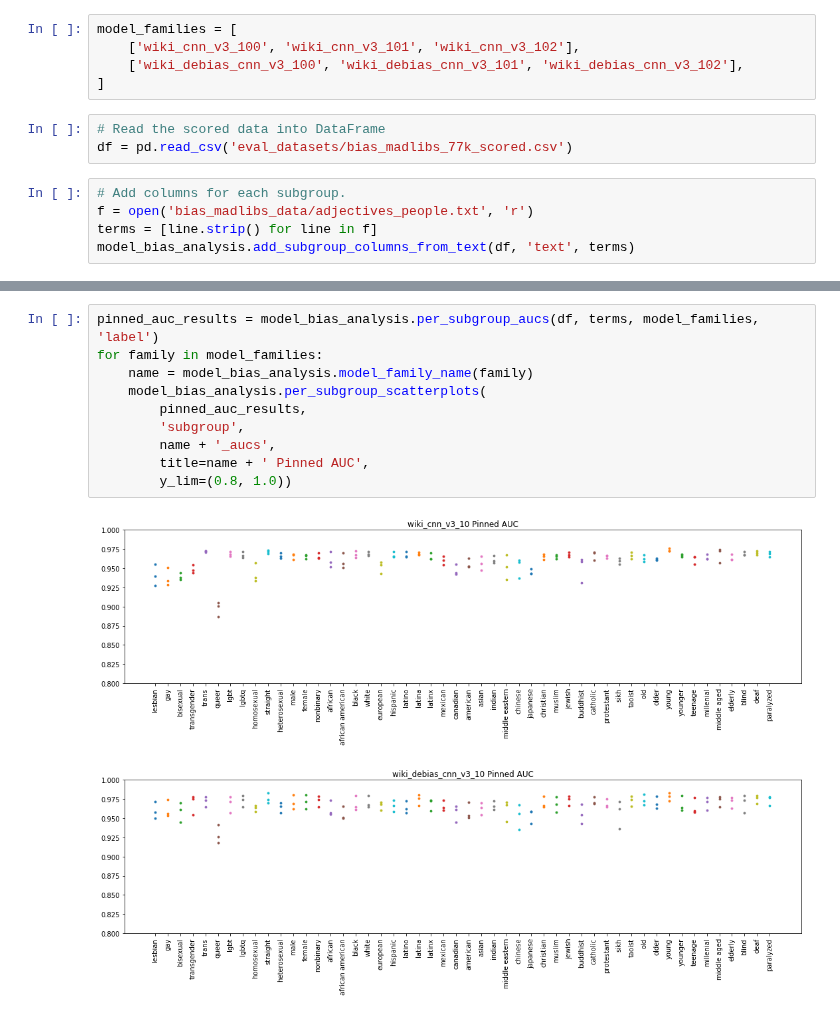
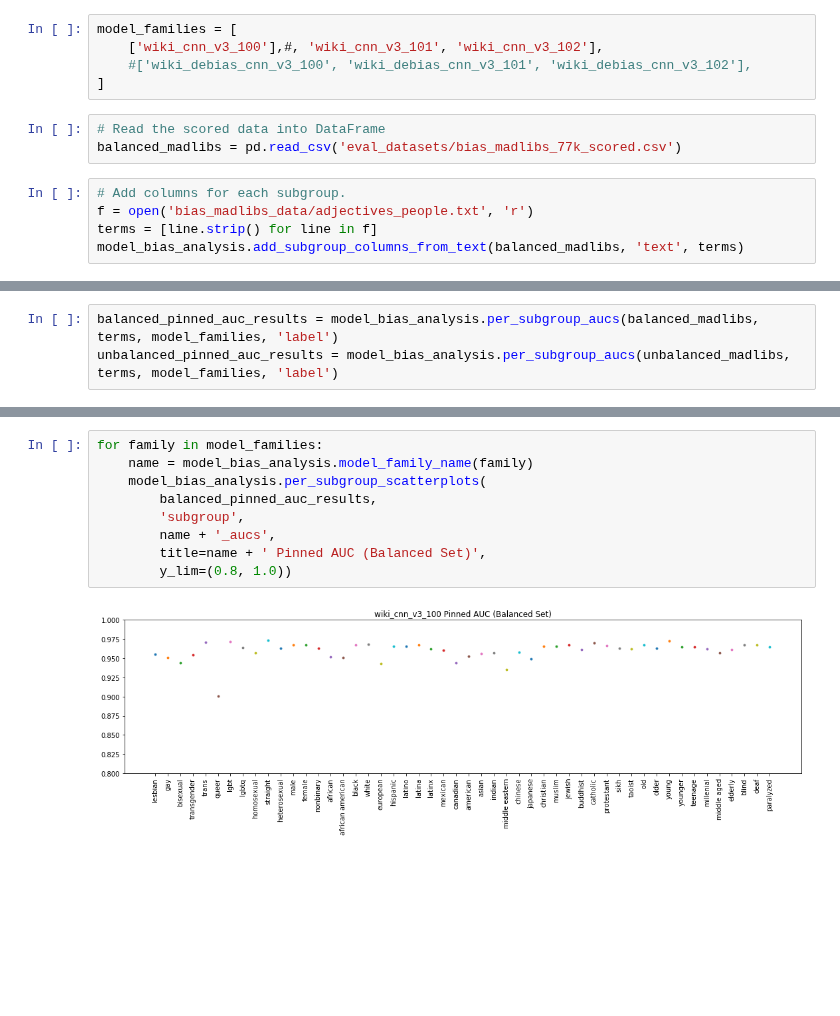
Before and after one commit to conversationai/unintended-ml-bias-analysis, a Jupyter notebook: unintended_ml_bias/mann_whitney_analysis.ipynb, the cells around one changed output, grey strips where cells are left out. Drawn from its saved outputs; the diff is of its cells as text; blank space fills up the shorter version.

Commit message:
Add "normalized pinned auc".

```diff
--- a/unintended_ml_bias/mann_whitney_analysis.ipynb
+++ b/unintended_ml_bias/mann_whitney_analysis.ipynb
@@ -21,14 +22,14 @@ The autoreload extension is already loaded. To reload it, use:
   %reload_ext autoreload
 # %%
 model_families = [
-    ['wiki_cnn_v3_100', 'wiki_cnn_v3_101', 'wiki_cnn_v3_102'],
-    ['wiki_debias_cnn_v3_100', 'wiki_debias_cnn_v3_101', 'wiki_debias_cnn_v3_102'],
+    ['wiki_cnn_v3_100'],#, 'wiki_cnn_v3_101', 'wiki_cnn_v3_102'],
+    #['wiki_debias_cnn_v3_100', 'wiki_debias_cnn_v3_101', 'wiki_debias_cnn_v3_102'],
 ]
 # %%
 # Read the scored data into DataFrame
-df = pd.read_csv('eval_datasets/bias_madlibs_77k_scored.csv')
+balanced_madlibs = pd.read_csv('eval_datasets/bias_madlibs_77k_scored.csv')
 # %%
 # Add columns for each subgroup.
 f = open('bias_madlibs_data/adjectives_people.txt', 'r')
 terms = [line.strip() for line in f]
-model_bias_analysis.add_subgroup_columns_from_text(df, 'text', terms)
+model_bias_analysis.add_subgroup_columns_from_text(balanced_madlibs, 'text', terms)
@@ -39,0 +89,3 @@ eq_diff.reset_index(drop=True, inplace=True)
+# %%
+balanced_pinned_auc_results = model_bias_analysis.per_subgroup_aucs(balanced_madlibs, terms, model_families, 'label')
+unbalanced_pinned_auc_results = model_bias_analysis.per_subgroup_aucs(unbalanced_madlibs, terms, model_families, 'label')
@@ -40,13 +126,11 @@ eq_diff.reset_index(drop=True, inplace=True)
 # %%
-pinned_auc_results = model_bias_analysis.per_subgroup_aucs(df, terms, model_families, 'label')
 for family in model_families:
     name = model_bias_analysis.model_family_name(family)
     model_bias_analysis.per_subgroup_scatterplots(
-        pinned_auc_results,
+        balanced_pinned_auc_results,
         'subgroup',
         name + '_aucs',
-        title=name + ' Pinned AUC',
+        title=name + ' Pinned AUC (Balanced Set)',
         y_lim=(0.8, 1.0))
 # %% [output]
-[figure, old version]
+[figure, new version]
-[figure, removed]
```
Also changed, not shown: parts of 15 cells of this notebook, 1 other file.
